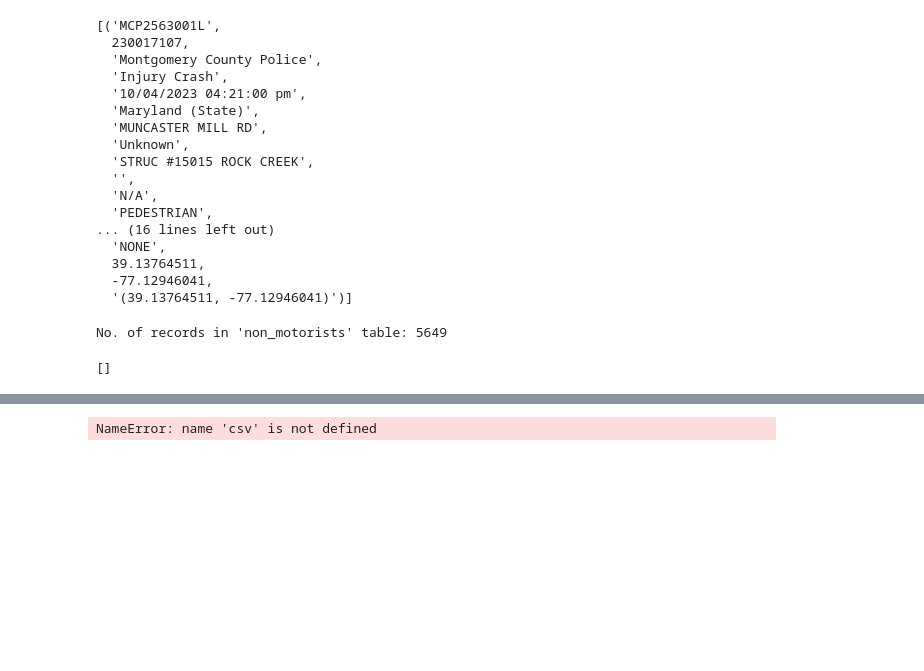
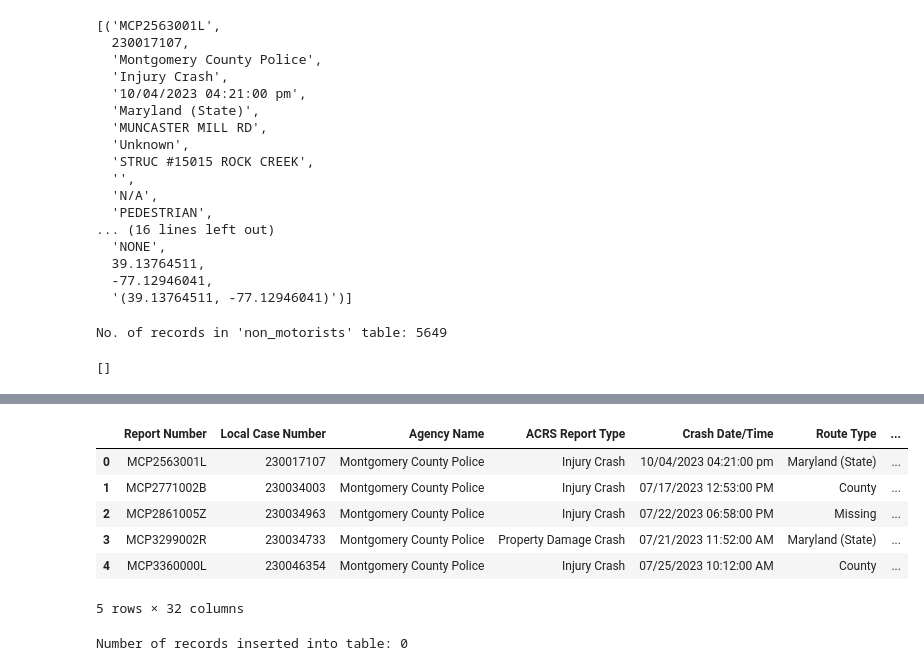
Before and after one commit to x22237941/Database-and-Analytical-Programming, a Jupyter notebook: pipelines/non_motorist.ipynb, the cells around one changed output, grey strips where cells are left out. Cells and saved outputs as stored; diff of their text form; code cells hidden in the pictures; blank space fills up the shorter version.

```diff
--- a/pipelines/non_motorist.ipynb
+++ b/pipelines/non_motorist.ipynb
@@ -241,14 +329,12 @@ NameError: name 'df' is not defined
+# %%
+df_filled = df.fillna("Missing")
 # %%
-csv_file = 'Non-Motorists_Data_20240404.csv'
-
-# Open the CSV file and read its contents
-with open(csv_file, 'r') as file:
-    reader = csv.reader(file)
-    next(reader)  # Skip header row if it exists
-    for row in reader:
-        # Insert each row into the database
-        query = "INSERT INTO non_motorists_1 (Report_Number,Local_Case_Number,Agency_Name,ACRS_Report_Type,Crash_Date_Time,Route_Type,Road_Name,Cross_Street_Type,Cross_Street_Name,Off_Road_Description,Municipality,Related_Non_Motorist,Collision_Type,Weather,Surface_Condition,Light,Traffic_Control,Driver_Substance_Abuse,Non_Motorist_Substance_Abuse,Person_ID,Pedestrian_Type,Pedestrian_Movement,Pedestrian_Actions,Pedestrian_Location,Pedestrian_Obeyed_Traffic_Signal,Pedestrian_Visibility,At_Fault,Injury_Severity,Safety_Equipment,Latitude,Longitude,Location) VALUES (%s, %s, %s,%s, %s, %s,%s, %s, %s,%s,%s, %s, %s,%s, %s, %s,%s, %s, %s,%s,%s, %s, %s,%s, %s, %s,%s, %s, %s,%s,%s, %s, %s,%s, %s, %s,%s, %s, %s,%s,%s, %s, %s,%s,%s)"
-        values = tuple(row)  # Assuming the CSV structure matches the table structure
-        mycursor.execute(query, values)
+df_filled.head()
 # %% [output]
+|  | Report Number | Local Case Number | Agency Name | ACRS Report Type | Crash Date/Time | Route Type | ... |
+| 0 | MCP2563001L | 230017107 | Montgomery County Police | Injury Crash | 10/04/2023 04:21:00 pm | Maryland (State) | ... |
+| 1 | MCP2771002B | 230034003 | Montgomery County Police | Injury Crash | 07/17/2023 12:53:00 PM | County | ... |
+| 2 | MCP2861005Z | 230034963 | Montgomery County Police | Injury Crash | 07/22/2023 06:58:00 PM | Missing | ... |
+| 3 | MCP3299002R | 230034733 | Montgomery County Police | Property Damage Crash | 07/21/2023 11:52:00 AM | Maryland (State) | ... |
+| 4 | MCP3360000L | 230046354 | Montgomery County Police | Injury Crash | 07/25/2023 10:12:00 AM | County | ... |
-NameError: name 'csv' is not defined
+5 rows × 32 columns
@@ -254,0 +351,4 @@ NameError: name 'csv' is not defined
+# %%
+print("Number of records inserted into table:", insert_data)
+# %% [output]
+Number of records inserted into table: 0
```
Also changed, not shown: parts of 31 cells of this notebook.
